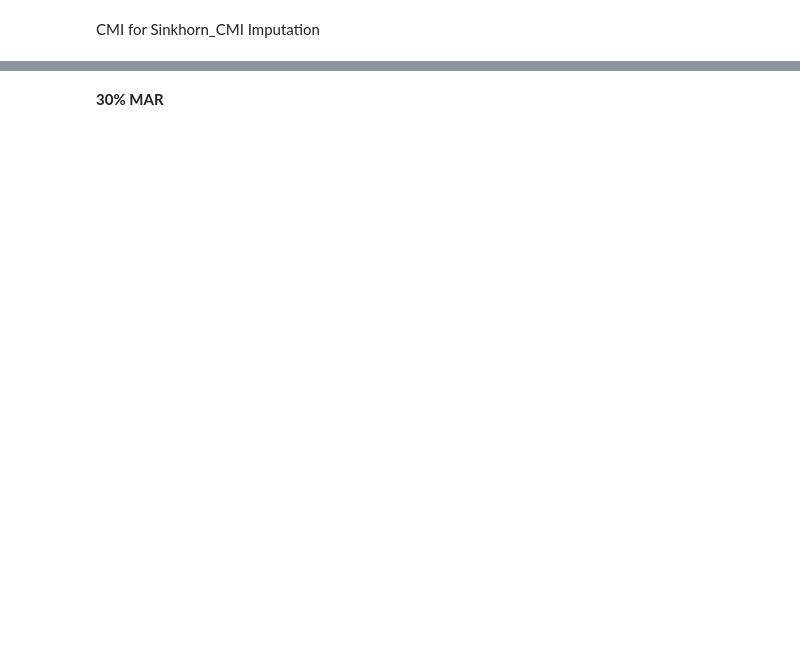
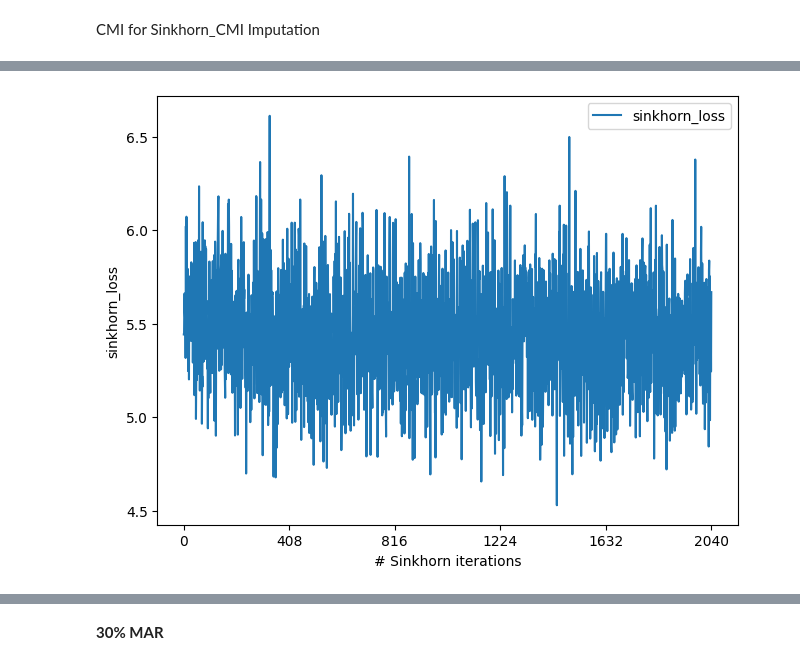
Before and after one commit to ZarinTahia/Imputation_Fairness, a Jupyter notebook: code/Sinkhorn_CMI/German_CMI_Sinkhorn.ipynb, the cells around one changed output, grey strips where cells are left out. Drawn from its saved outputs; the diff is of its cells as text; code cells hidden in the pictures; blank space fills up the shorter version.

```diff
--- a/code/Sinkhorn_CMI/German_CMI_Sinkhorn.ipynb
+++ b/code/Sinkhorn_CMI/German_CMI_Sinkhorn.ipynb
@@ -275,3 +352,19 @@ plt.show()
+# %%
+sinkhorn_loss_mcar30 = torch.tensor(sinkhorn_loss_mcar30)
+fig, ax = plt.subplots(constrained_layout=True)
+
+npoints = len(sinkhorn_loss_mcar30)
+
+ax.plot(np.linspace(0, 1, npoints) * npoints, sinkhorn_loss_mcar30.detach().numpy(), label='sinkhorn_loss')
+
+ax.set_xticks(np.linspace(0, npoints, 6))
+ax.set_xlabel('# Sinkhorn iterations')
+
+ax.set_ylabel('sinkhorn_loss')
+plt.legend()
+plt.show()
+# %% [output]
+[figure, added]
 # %%
 import matplotlib.pyplot as plt
 import numpy as np
```
Also changed, not shown: parts of 40 cells of this notebook, 8 other files.
